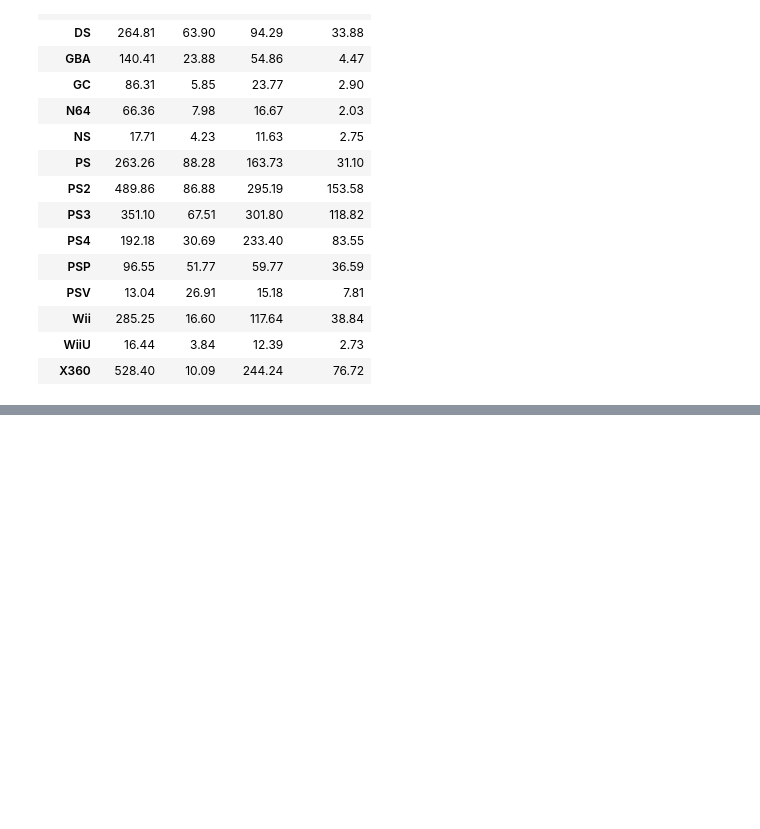
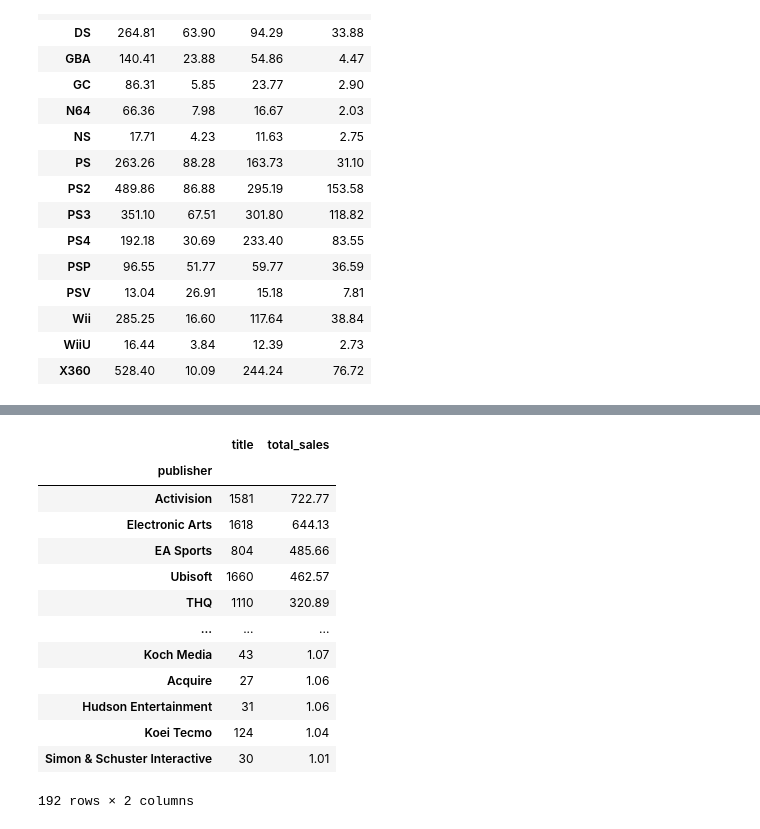
Before and after one commit to smartestnerdfromtown/Video-Game-Sales-Analysis, a Jupyter notebook: analysis.ipynb, the cells around one changed output, grey strips where cells are left out. Saved outputs shown, nothing was run; the diff lists cells and outputs as text; code cells hidden in the pictures; blank space fills up the shorter version.

Commit message:
Publisher portfolio vs total sales. critic score vs sales correlation. sales distibution per genre

```diff
--- a/analysis.ipynb
+++ b/analysis.ipynb
@@ -410,0 +415,23 @@ console_dominance
+# %%
+dict_for_agg = {
+    'title': 'count',
+    'total_sales': 'sum'
+}
+portfolio = df.groupby('publisher').agg(dict_for_agg)
+portfolio = portfolio[portfolio['total_sales'] > 1].sort_values(by='total_sales', ascending=False)
+portfolio
+# %% [output]
+|  | title | total_sales |
+| publisher |  |  |
+| Activision | 1581 | 722.77 |
+| Electronic Arts | 1618 | 644.13 |
+| EA Sports | 804 | 485.66 |
+| Ubisoft | 1660 | 462.57 |
+| THQ | 1110 | 320.89 |
+| ... | ... | ... |
+| Koch Media | 43 | 1.07 |
+| Acquire | 27 | 1.06 |
+| Hudson Entertainment | 31 | 1.06 |
+| Koei Tecmo | 124 | 1.04 |
+| Simon & Schuster Interactive | 30 | 1.01 |
+192 rows × 2 columns
```
Also changed, not shown: parts of 8 cells of this notebook.
